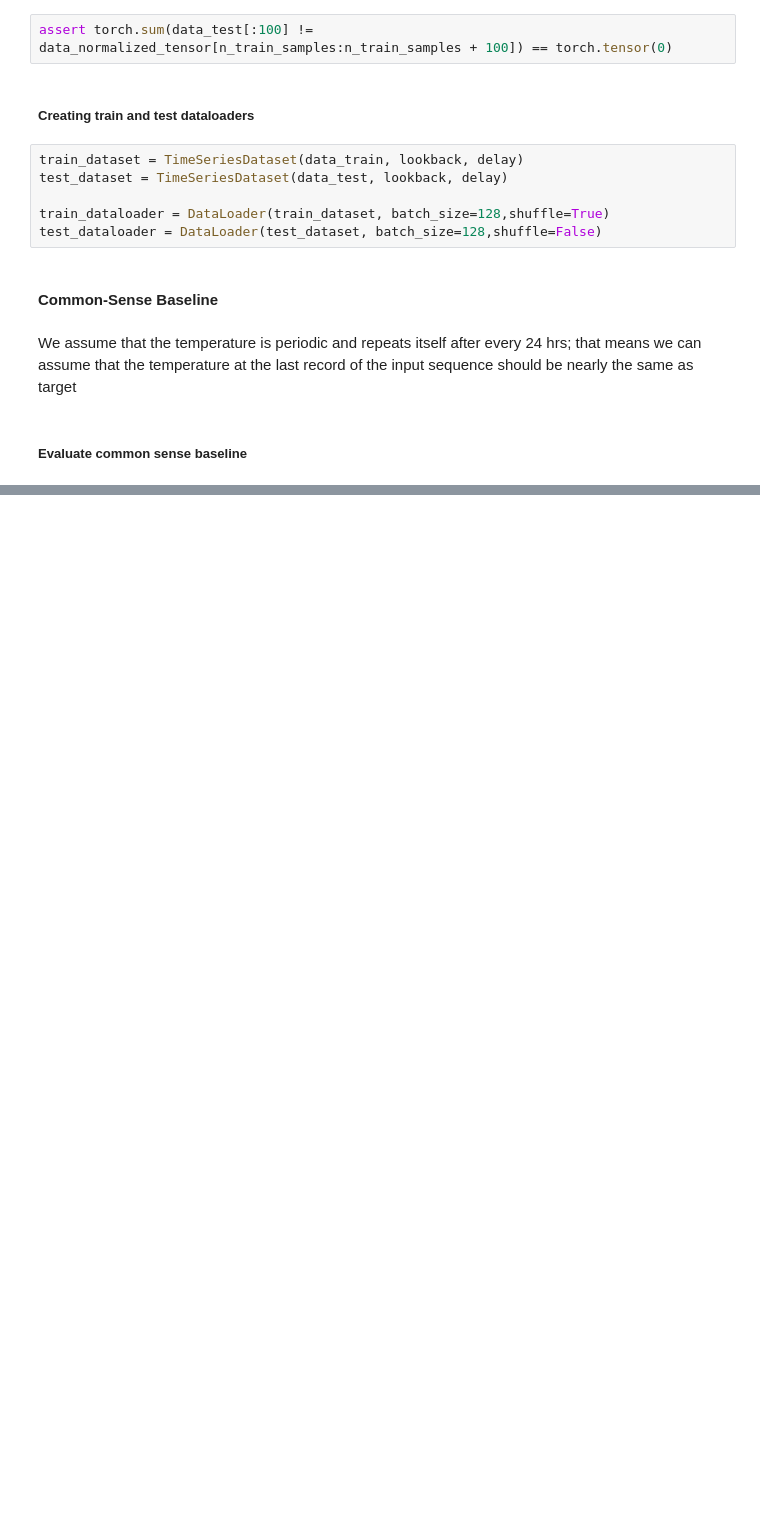
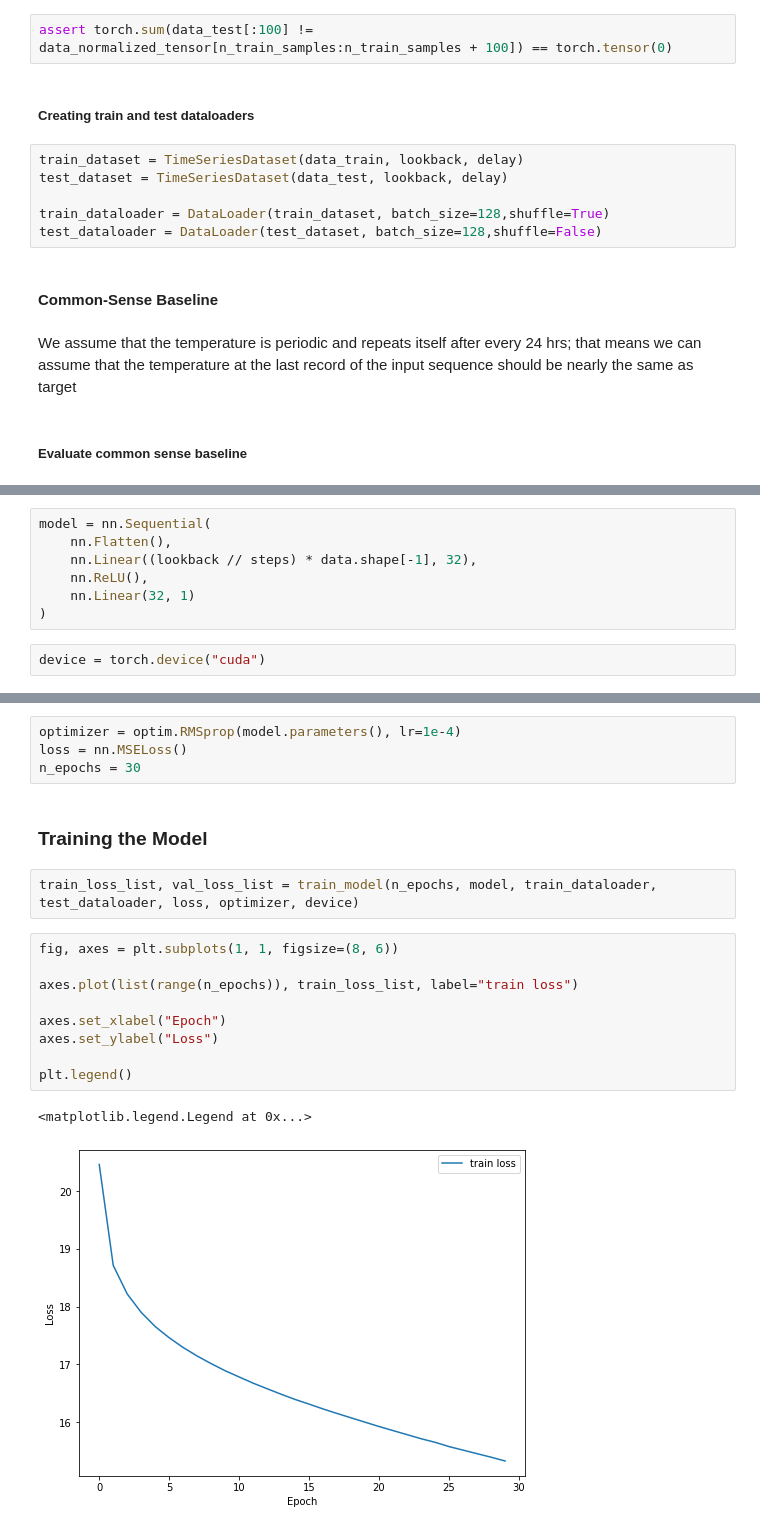
Before and after one commit to wingedrasengan927/pytorch-tutorials, a Jupyter notebook: time series/temperature_forecasting_lstm.ipynb, the cells around one changed output, grey strips where cells are left out. Cells and saved outputs as stored; diff of their text form; blank space fills up the shorter version.

Commit message:
add LSTM Model

```diff
--- a/time series/temperature_forecasting_lstm.ipynb
+++ b/time series/temperature_forecasting_lstm.ipynb
@@ -265,0 +281,9 @@ tensor(2.7117, dtype=torch.float64)
+# %%
+model = nn.Sequential(
+    nn.Flatten(),
+    nn.Linear((lookback // steps) * data.shape[-1], 32),
+    nn.ReLU(),
+    nn.Linear(32, 1)
+)
+# %%
+device = torch.device("cuda")
@@ -265,0 +299,20 @@ tensor(2.7117, dtype=torch.float64)
+# %%
+optimizer = optim.RMSprop(model.parameters(), lr=1e-4)
+loss = nn.MSELoss()
+n_epochs = 30
+# %% [markdown]
+### Training the Model
+# %%
+train_loss_list, val_loss_list = train_model(n_epochs, model, train_dataloader, test_dataloader, loss, optimizer, device)
+# %%
+fig, axes = plt.subplots(1, 1, figsize=(8, 6))
+
+axes.plot(list(range(n_epochs)), train_loss_list, label="train loss")
+
+axes.set_xlabel("Epoch")
+axes.set_ylabel("Loss")
+
+plt.legend()
+# %% [output]
+<matplotlib.legend.Legend at 0x...>
+[figure, added]
```
Also changed, not shown: parts of 28 cells of this notebook, 1 other file.
